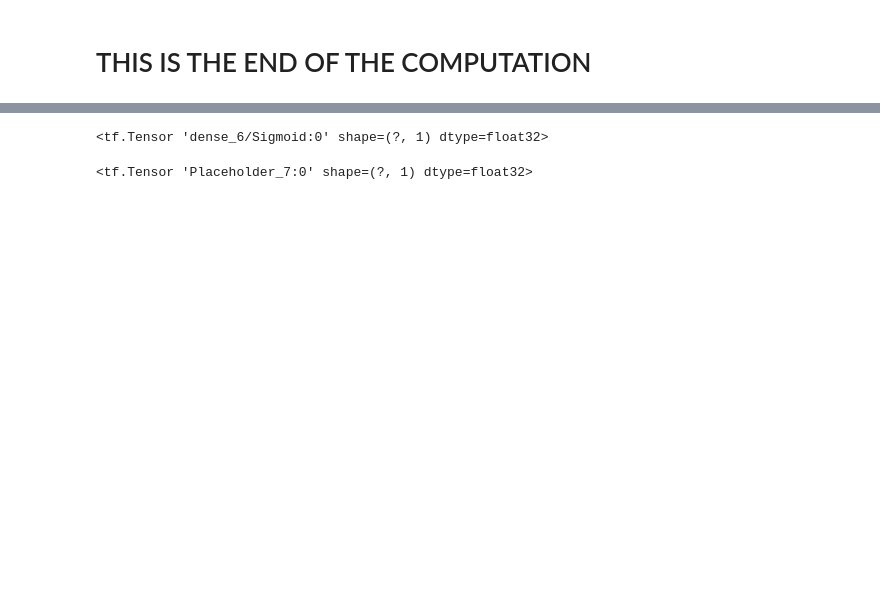
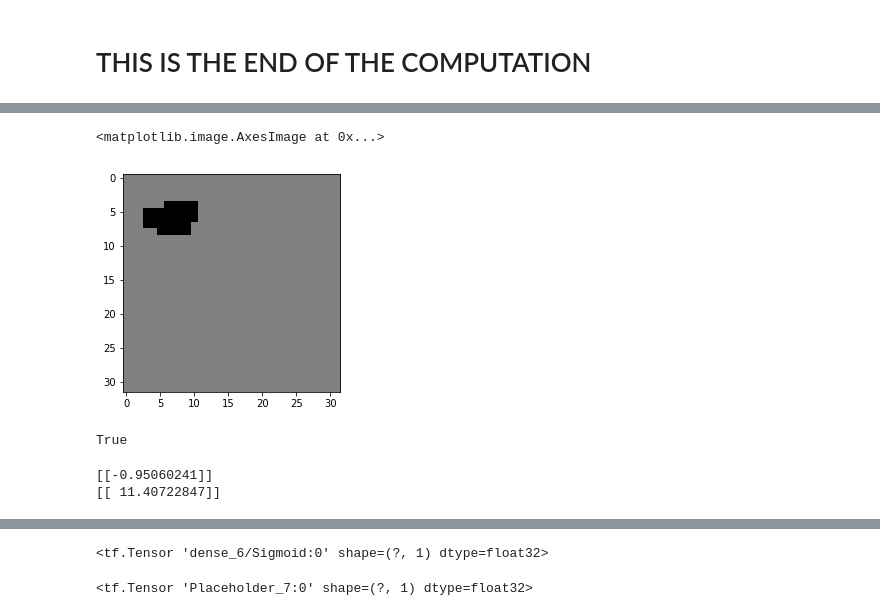
Before and after one commit to Collin-Emerson-Miller/Learned-Watershed-Segmentation, a Jupyter notebook: Pipeline.ipynb, the cells around one changed output, grey strips where cells are left out. Saved outputs shown, nothing was run; the diff lists cells and outputs as text; code cells hidden in the pictures; blank space fills up the shorter version.

```diff
--- a/Pipeline.ipynb
+++ b/Pipeline.ipynb
@@ -1124,0 +1257,9 @@ w.fit(img, gt)
+# %%
+plt.imshow(assignment_mask(w.image, w.image_graph))
+# %% [output]
+<matplotlib.image.AxesImage at 0x...>
+[figure, added]
+# %%
+cv2.imwrite("mask.jpg", assignment_mask(w.image, w.ground_truth_graph))
+# %% [output]
+True
@@ -1124,0 +1270,10 @@ w.fit(img, gt)
+# %%
+with sess.as_default():
+    print sess.run(f_static, feed_dict={image_placeholder: test_altitude,
+                                        keras.backend.learning_phase(): 0})
+    print sess.run(loss, feed_dict={image_placeholder: test_altitude,
+                                    gradient_weights: test_weight,
+                                    keras.backend.learning_phase(): 0})
+# %% [output]
+[[-0.95060241]]
+[[ 11.40722847]]
```
Also changed, not shown: parts of 62 cells of this notebook, 17 other files.
